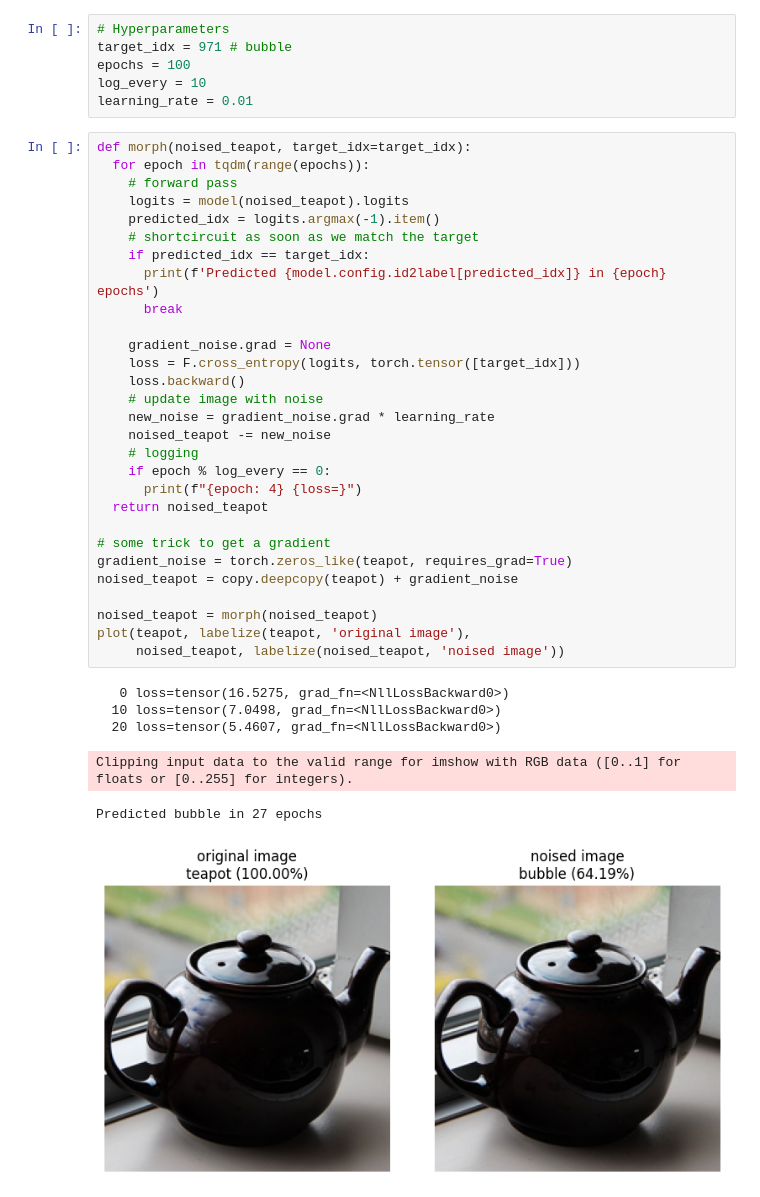
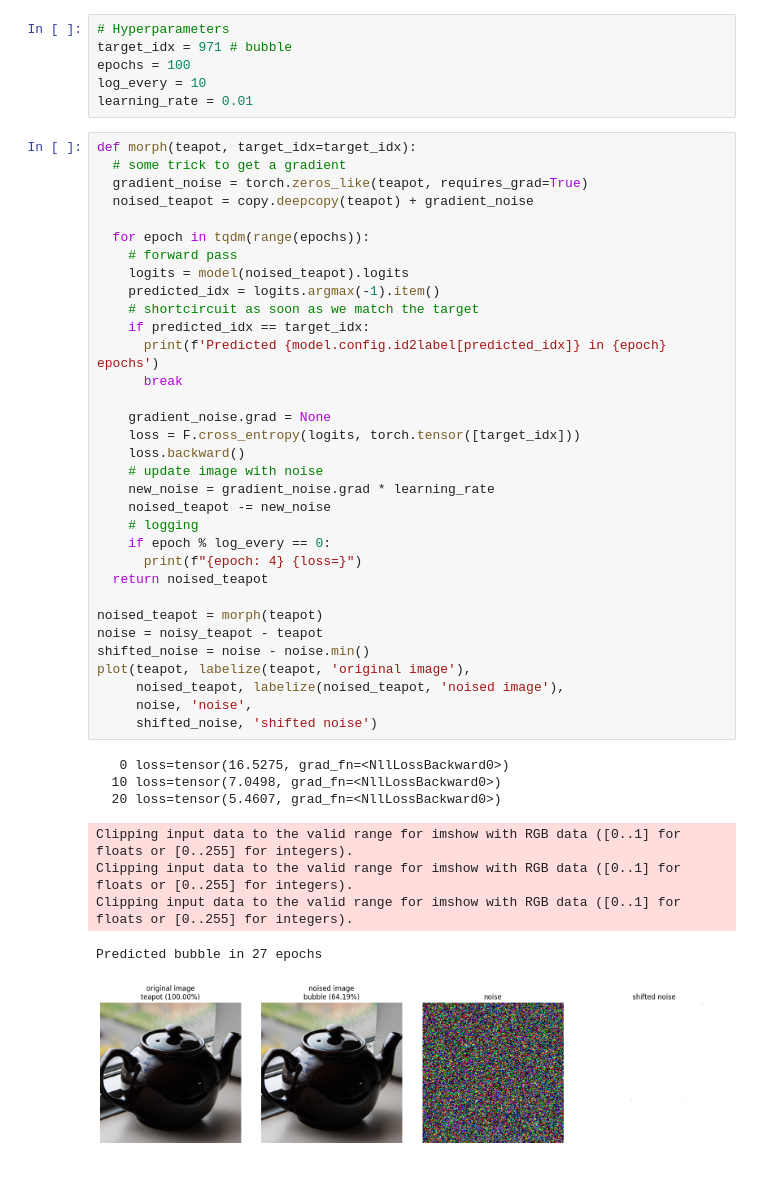
Before and after one commit to peluche/mimic, a Jupyter notebook: teapot.ipynb, the cells around one changed output. Drawn from its saved outputs; the diff is of its cells as text.

Commit message:
visualize noise

```diff
--- a/teapot.ipynb
+++ b/teapot.ipynb
@@ -199,38 +199,44 @@ epochs = 100
 log_every = 10
 learning_rate = 0.01
 # %%
-def morph(noised_teapot, target_idx=target_idx):
+def morph(teapot, target_idx=target_idx):
+  # some trick to get a gradient
+  gradient_noise = torch.zeros_like(teapot, requires_grad=True)
+  noised_teapot = copy.deepcopy(teapot) + gradient_noise
+
   for epoch in tqdm(range(epochs)):
     # forward pass
     logits = model(noised_teapot).logits
     predicted_idx = logits.argmax(-1).item()
     # shortcircuit as soon as we match the target
     if predicted_idx == target_idx:
       print(f'Predicted {model.config.id2label[predicted_idx]} in {epoch} epochs')
       break
 
     gradient_noise.grad = None
     loss = F.cross_entropy(logits, torch.tensor([target_idx]))
     loss.backward()
     # update image with noise
     new_noise = gradient_noise.grad * learning_rate
     noised_teapot -= new_noise
     # logging
     if epoch % log_every == 0:
       print(f"{epoch: 4} {loss=}")
   return noised_teapot
 
-# some trick to get a gradient
-gradient_noise = torch.zeros_like(teapot, requires_grad=True)
-noised_teapot = copy.deepcopy(teapot) + gradient_noise
-
-noised_teapot = morph(noised_teapot)
+noised_teapot = morph(teapot)
+noise = noisy_teapot - teapot
+shifted_noise = noise - noise.min()
 plot(teapot, labelize(teapot, 'original image'),
-     noised_teapot, labelize(noised_teapot, 'noised image'))
+     noised_teapot, labelize(noised_teapot, 'noised image'),
+     noise, 'noise',
+     shifted_noise, 'shifted noise')
 # %% [output]
    0 loss=tensor(16.5275, grad_fn=<NllLossBackward0>)
   10 loss=tensor(7.0498, grad_fn=<NllLossBackward0>)
   20 loss=tensor(5.4607, grad_fn=<NllLossBackward0>)
 Clipping input data to the valid range for imshow with RGB data ([0..1] for floats or [0..255] for integers).
+Clipping input data to the valid range for imshow with RGB data ([0..1] for floats or [0..255] for integers).
+Clipping input data to the valid range for imshow with RGB data ([0..1] for floats or [0..255] for integers).
 Predicted bubble in 27 epochs
-[figure, old version]
+[figure, new version]
```
Also changed, not shown: parts of 1 cell of this notebook.
